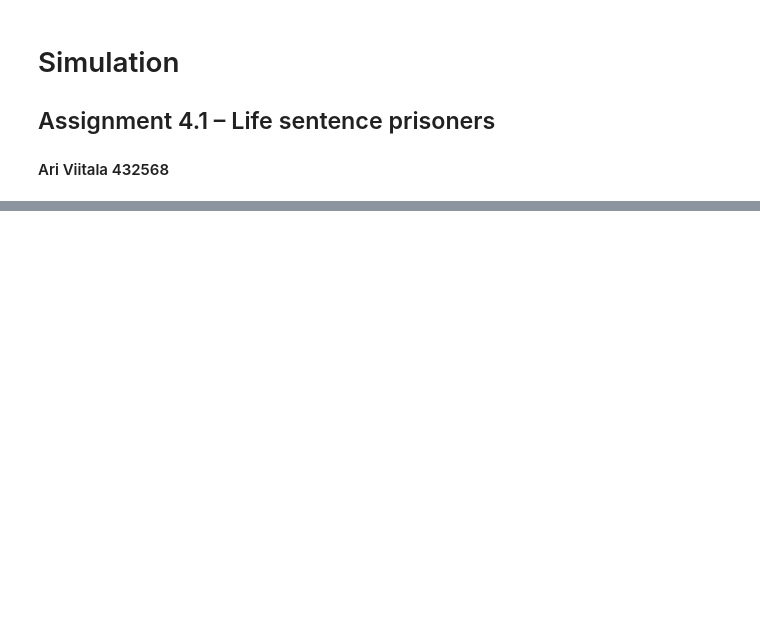
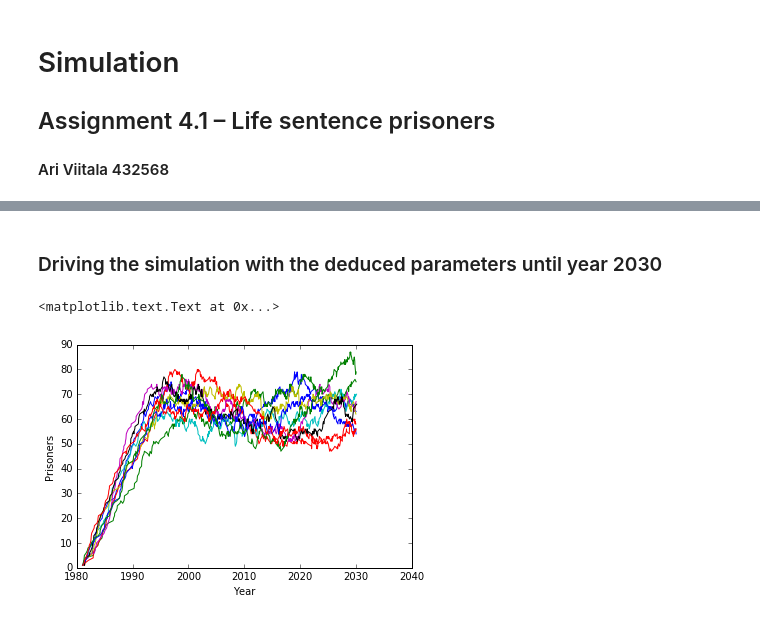
Before and after one commit to Stippos/Simulation, a Jupyter notebook: Viikko4/Life_sentences.ipynb, the cells around one changed output, grey strips where cells are left out. Drawn from its saved outputs; the diff is of its cells as text; code cells hidden in the pictures; blank space fills up the shorter version.

```diff
--- a/Viikko4/Life_sentences.ipynb
+++ b/Viikko4/Life_sentences.ipynb
@@ -23,0 +65,48 @@ We can see that the amount of life sentences give each year is somewhat a poisso
+# %%
+def simulation(lambda_s, avg_l, std_l, stop):
+
+    t = 1981
+    next_customer = t + np.random.exponential(lambda_s)
+    next_release = 10000000
+
+    customers = []
+    times = []
+    history = []
+
+    while t < stop:
+        if next_customer < next_release:
+            t = next_customer
+            customers.append(t + np.random.normal(avg_l, std_l))
+            customers = sorted(customers)
+            times.append(t)
+            history.append(len(customers))
+            next_customer = t + np.random.exponential(lambda_s)
+            next_release = customers[0]
+
+        else:
+            t = next_release
+            customers.pop(0)
+            times.append(t)
+            history.append(len(customers))
+            if len(customers) > 0:
+                next_release = customers[0]
+            else:
+                next_release = 10000000
+    return times, history
+# %% [markdown]
+### Driving the simulation with the deduced parameters until year 2030
+# %%
+lambda_s = 0.2
+avg_l = 13
+std_l = 2.5
+stop = 2030
+
+for i in range(0, 10):
+    sim = simulation(lambda_s, avg_l, std_l, 2030)
+    plt.plot(sim[0], sim[1])
+
+plt.xlabel("Year")
+plt.ylabel("Prisoners")
+# %% [output]
+<matplotlib.text.Text at 0x...>
+[figure, added]
```
Also changed, not shown: parts of 27 cells of this notebook.
